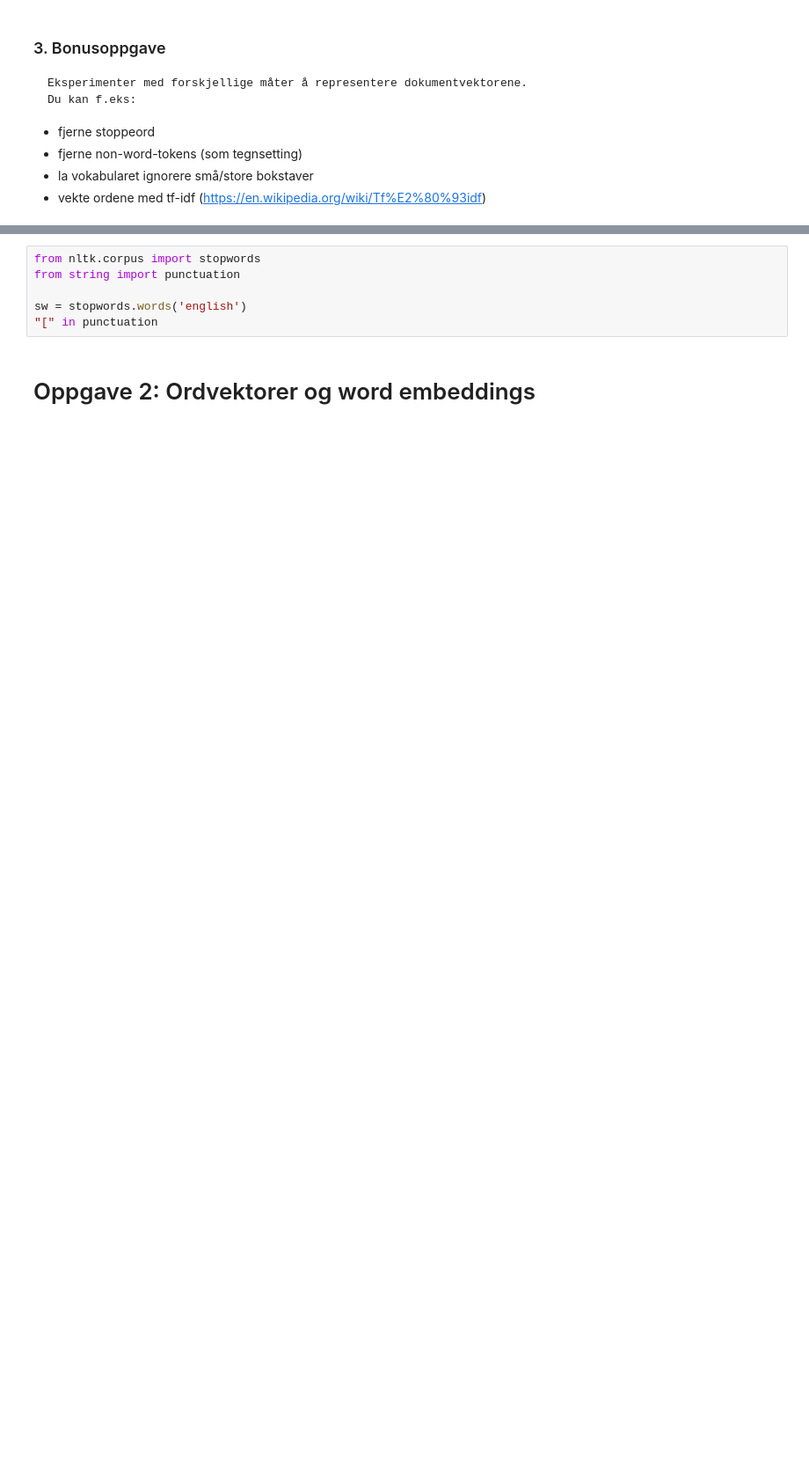
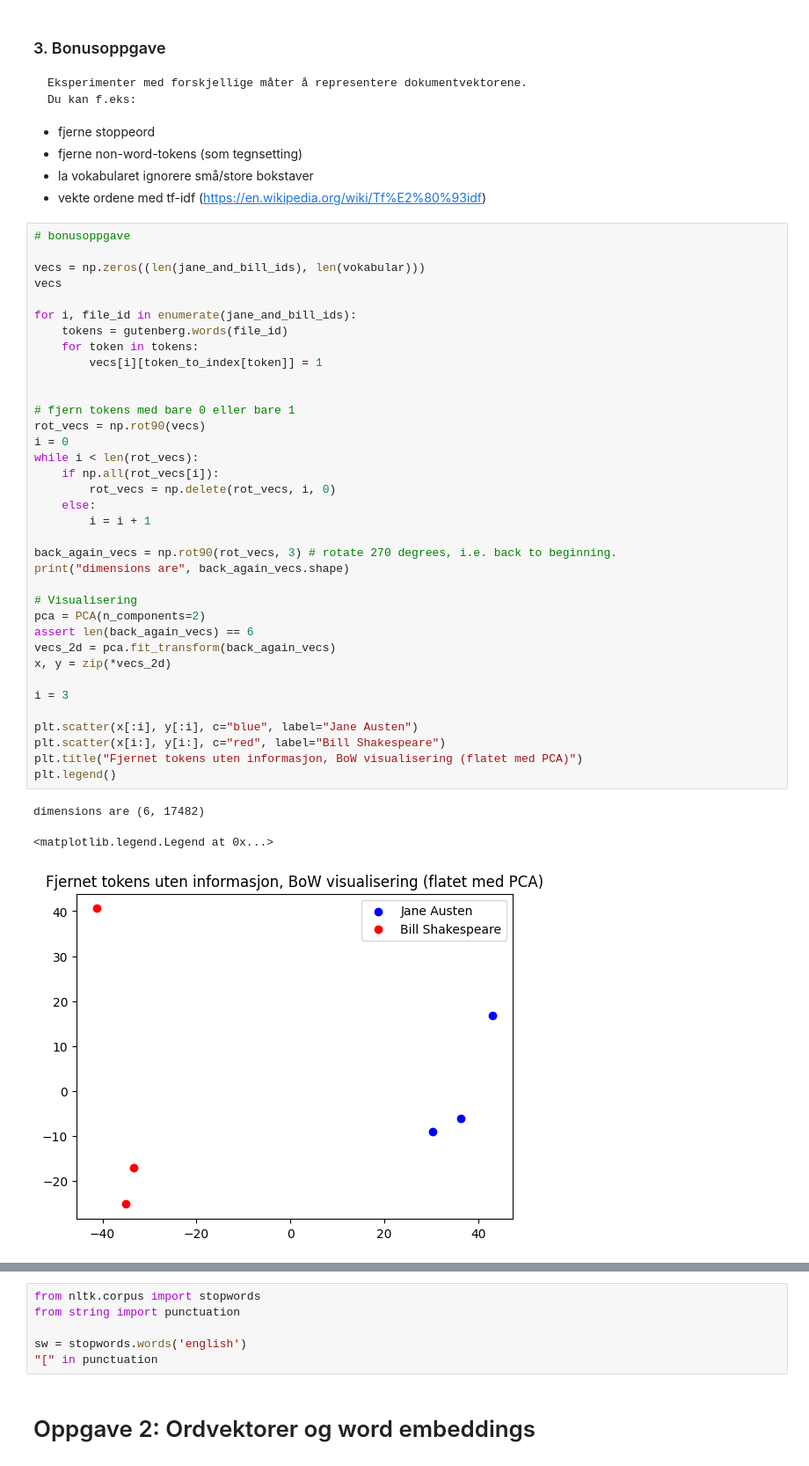
Before and after one commit to 7er/intro_til_spraktek, a Jupyter notebook: oppgaver.ipynb, the cells around one changed output, grey strips where cells are left out. Shown: that part at 88% size. Drawn from its saved outputs; the diff is of its cells as text; blank space fills up the shorter version.

Commit message:
Fullfør oppgave 1 og bonusoppgave

```diff
--- a/oppgaver.ipynb
+++ b/oppgaver.ipynb
@@ -125,3 +215,43 @@ plt.legend()
 - fjerne non-word-tokens (som tegnsetting)
 - la vokabularet ignorere små/store bokstaver
 - vekte ordene med tf-idf (https://en.wikipedia.org/wiki/Tf%E2%80%93idf)
+# %%
+# bonusoppgave
+
+vecs = np.zeros((len(jane_and_bill_ids), len(vokabular)))
+vecs
+
+for i, file_id in enumerate(jane_and_bill_ids):
+    tokens = gutenberg.words(file_id)
+    for token in tokens:
+        vecs[i][token_to_index[token]] = 1
+
+
+# fjern tokens med bare 0 eller bare 1
+rot_vecs = np.rot90(vecs)
+i = 0
+while i < len(rot_vecs):
+    if np.all(rot_vecs[i]):
+        rot_vecs = np.delete(rot_vecs, i, 0)
+    else:
+        i = i + 1
+
+back_again_vecs = np.rot90(rot_vecs, 3) # rotate 270 degrees, i.e. back to beginning.
+print("dimensions are", back_again_vecs.shape)
+
+# Visualisering
+pca = PCA(n_components=2)
+assert len(back_again_vecs) == 6
+vecs_2d = pca.fit_transform(back_again_vecs)
+x, y = zip(*vecs_2d)
+
+i = 3
+
+plt.scatter(x[:i], y[:i], c="blue", label="Jane Austen")
+plt.scatter(x[i:], y[i:], c="red", label="Bill Shakespeare")
+plt.title("Fjernet tokens uten informasjon, BoW visualisering (flatet med PCA)")
+plt.legend()
+# %% [output]
+dimensions are (6, 17482)
+<matplotlib.legend.Legend at 0x...>
+[figure, added]
```
Also changed, not shown: parts of 11 cells of this notebook.
